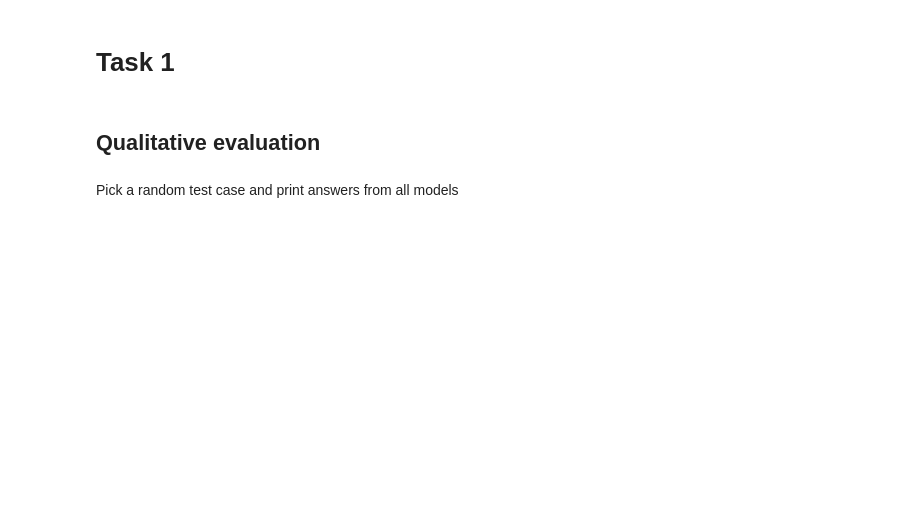
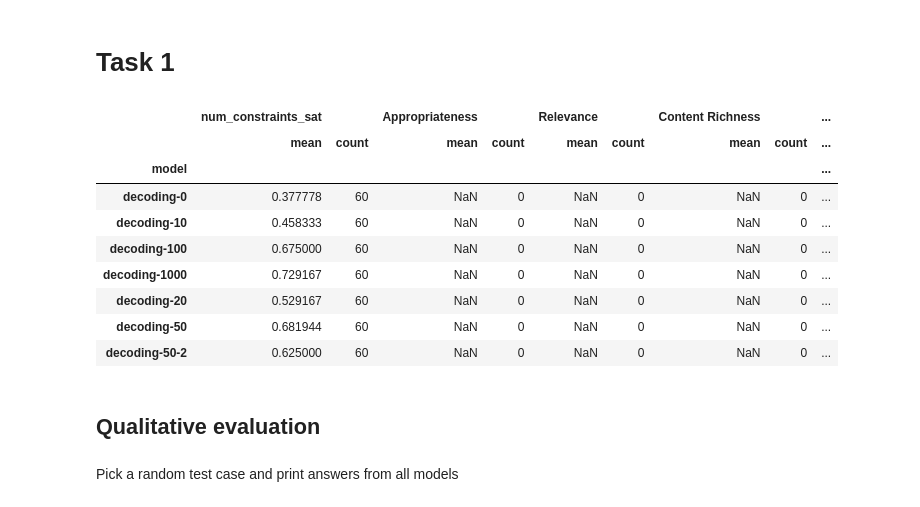
Before and after one commit to shivster2000/grammarctg, a Jupyter notebook: experiments/016_task1_task2_results.ipynb, the cells around one changed output. Drawn from its saved outputs; the diff is of its cells as text; code cells hidden in the pictures; blank space fills up the shorter version.

```diff
--- a/experiments/016_visualize_evaluation.ipynb
+++ b/experiments/016_task1_task2_results.ipynb
@@ -73,6 +80,19 @@ for model in models:
 
 single_constraints = res[res['num_constraints']==1].copy()
 single_constraints['constraint'] = single_constraints['constraints'].apply(lambda x: x[0])
+# %%
+get_aggs(res, by=["model"])
+# %% [output]
+|  | num_constraints_sat |  | Appropriateness |  | Relevance |  | Content Richness |  | ... |
+|  | mean | count | mean | count | mean | count | mean | count | ... |
+| model |  |  |  |  |  |  |  |  | ... |
+| decoding-0 | 0.377778 | 60 | NaN | 0 | NaN | 0 | NaN | 0 | ... |
+| decoding-10 | 0.458333 | 60 | NaN | 0 | NaN | 0 | NaN | 0 | ... |
+| decoding-100 | 0.675000 | 60 | NaN | 0 | NaN | 0 | NaN | 0 | ... |
+| decoding-1000 | 0.729167 | 60 | NaN | 0 | NaN | 0 | NaN | 0 | ... |
+| decoding-20 | 0.529167 | 60 | NaN | 0 | NaN | 0 | NaN | 0 | ... |
+| decoding-50 | 0.681944 | 60 | NaN | 0 | NaN | 0 | NaN | 0 | ... |
+| decoding-50-2 | 0.625000 | 60 | NaN | 0 | NaN | 0 | NaN | 0 | ... |
 # %% [markdown]
 ## Qualitative evaluation
 # %% [markdown]
```
Also changed, not shown: parts of 15 cells of this notebook, 8 other files.
